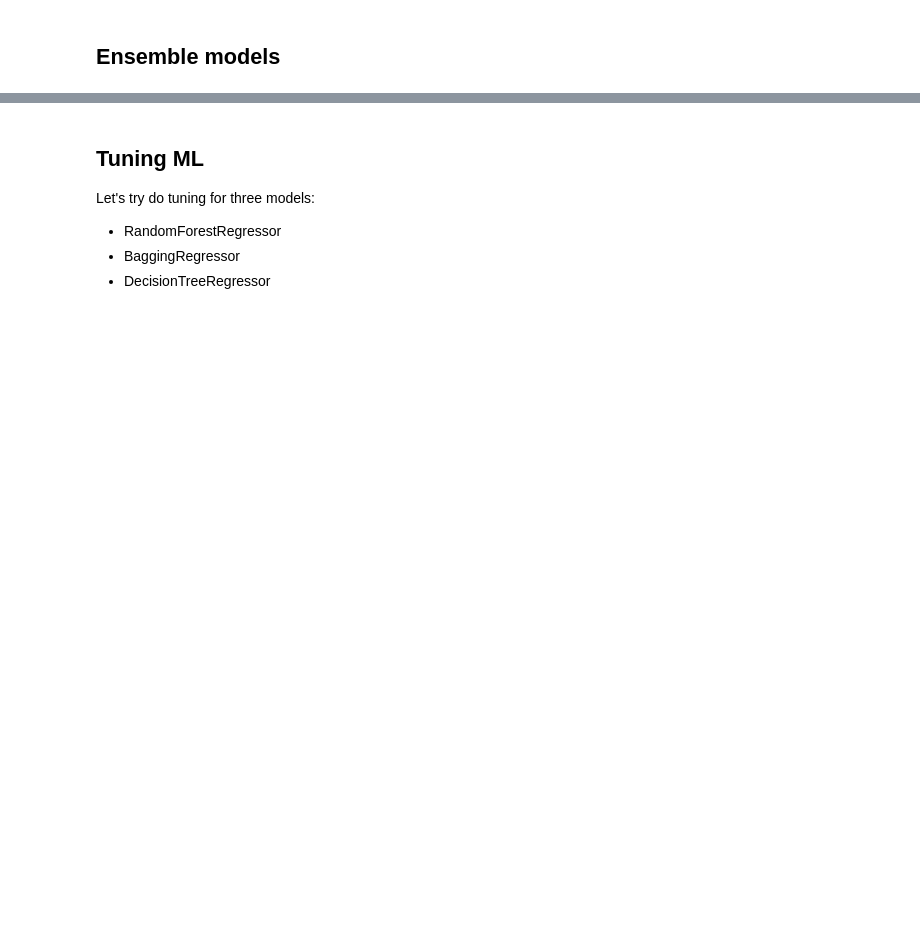
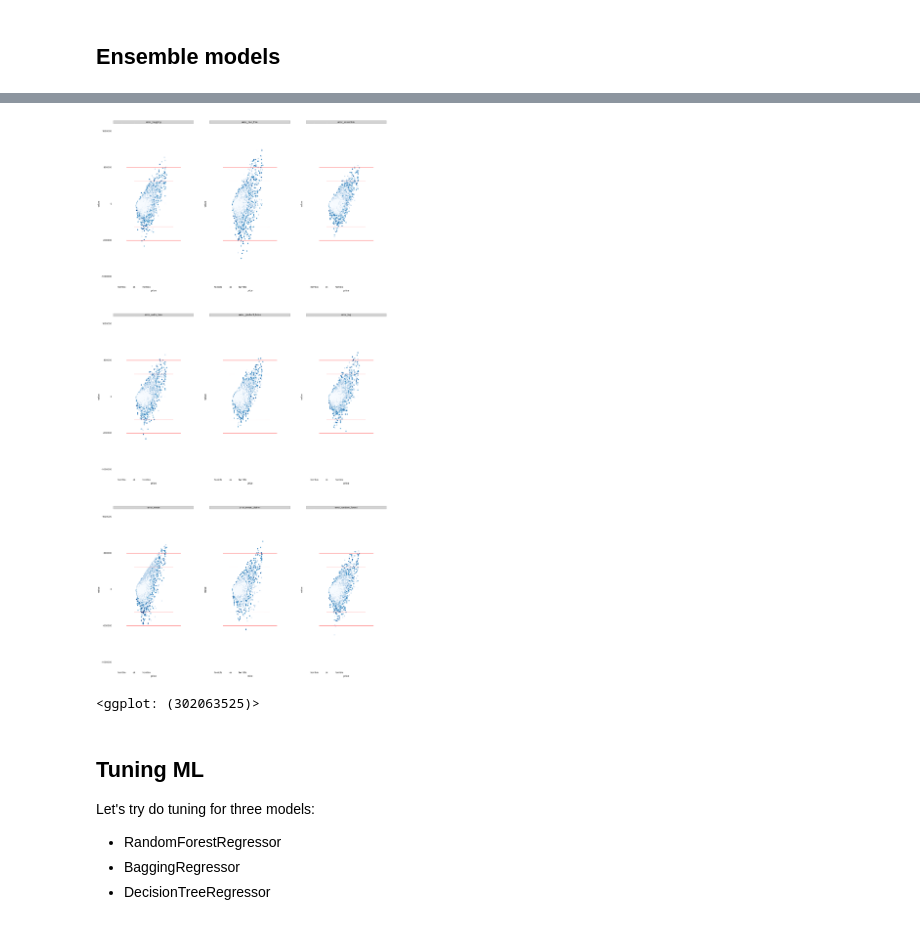
Before and after one commit to slon1024/realestate, a Jupyter notebook: Analyze.ipynb, the cells around one changed output, grey strips where cells are left out. Drawn from its saved outputs; the diff is of its cells as text; code cells hidden in the pictures; blank space fills up the shorter version.

Commit message:
analyze prediction error

```diff
--- a/Analyze.ipynb
+++ b/Analyze.ipynb
@@ -664,0 +679,8 @@ test.groupby('winner').count()['market'].reset_index().sort('market', ascending=
+# %%
+for pred_column in [ c for c in test.columns.values if 'pred' in c]:
+    error_column_name = 'error_{0}'.format(pred_column[len('pred_price_'):])
+    test.loc[ : , error_column_name] = test['price'] - test[pred_column]
+# %%
+test_thin = test[ [ c for c in test.columns.values if 'error_' in c] + ['price', 'area', 'district_map'] ]
+test_melt = pd.melt( test_thin, id_vars=['price','area', 'district_map'] )
+test_melt.head()
@@ -665,3 +694,15 @@ test.groupby('winner').count()['market'].reset_index().sort('market', ascending=
+# %%
+gsize = theme_matplotlib(rc={"figure.figsize": "20, 40"}, matplotlib_defaults=False)
+
+ggplot(aes(x='price', y='value', color='district_map'), test_melt) \
+    + geom_point() \
+    + facet_wrap("variable", scales = "free_x") \
+    + geom_hline(color='red', linetype='dotted', yintercept=[-500000, 500000]) \
+    + geom_hline(color='red', linetype='solid', yintercept=[-800000, 800000]) \
+    + gsize
+# %% [output]
+[figure, added]
+<ggplot: (302063525)>
 # %% [markdown]
 ## Tuning ML
 Let's try do tuning for three models:
```
Also changed, not shown: parts of 22 cells of this notebook.
